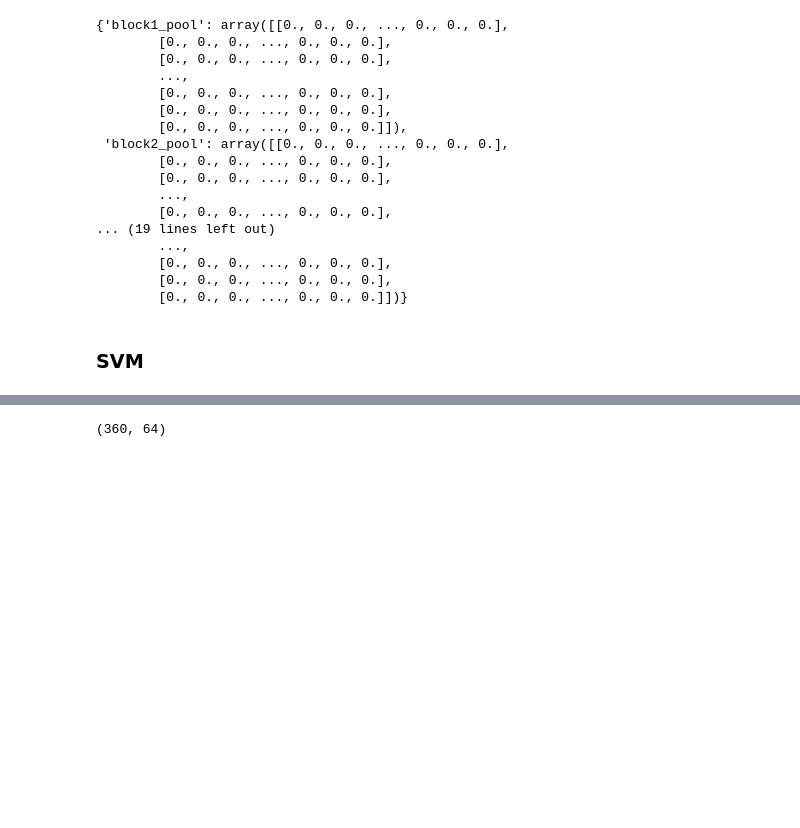
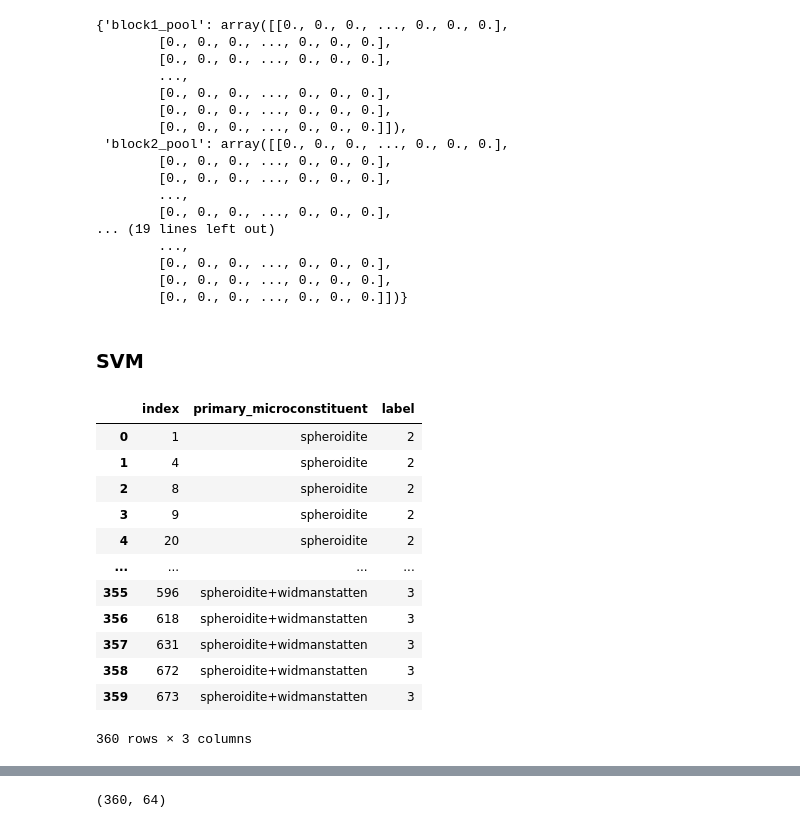
Before and after one commit to stevengogogo/ECEN649_Pattern-Recognition, a Jupyter notebook: hw/hw4_p6-12.ipynb, the cells around one changed output, grey strips where cells are left out. Drawn from its saved outputs; the diff is of its cells as text; code cells hidden in the pictures; blank space fills up the shorter version.

```diff
--- a/hw/hw4_p6-12.ipynb
+++ b/hw/hw4_p6-12.ipynb
@@ -231,0 +263,28 @@ feats = pickle.load(fo)
+# %%
+# load data
+ftn = open(paths["train"], "rb")
+ftt = open(paths["test"], "rb")
+featn = pickle.load(ftn) # train feature
+featt = pickle.load(ftt) # test feature
+ftn.close()
+ftt.close()
+
+# label
+ltrain = df_train[["primary_microconstituent", "label"]].reset_index()
+ltest = df_test[["primary_microconstituent", "label"]].reset_index()
+# %%
+ltrain
+# %% [output]
+|  | index | primary_microconstituent | label |
+| 0 | 1 | spheroidite | 2 |
+| 1 | 4 | spheroidite | 2 |
+| 2 | 8 | spheroidite | 2 |
+| 3 | 9 | spheroidite | 2 |
+| 4 | 20 | spheroidite | 2 |
+| ... | ... | ... | ... |
+| 355 | 596 | spheroidite+widmanstatten | 3 |
+| 356 | 618 | spheroidite+widmanstatten | 3 |
+| 357 | 631 | spheroidite+widmanstatten | 3 |
+| 358 | 672 | spheroidite+widmanstatten | 3 |
+| 359 | 673 | spheroidite+widmanstatten | 3 |
+360 rows × 3 columns
```
Also changed, not shown: parts of 28 cells of this notebook.
